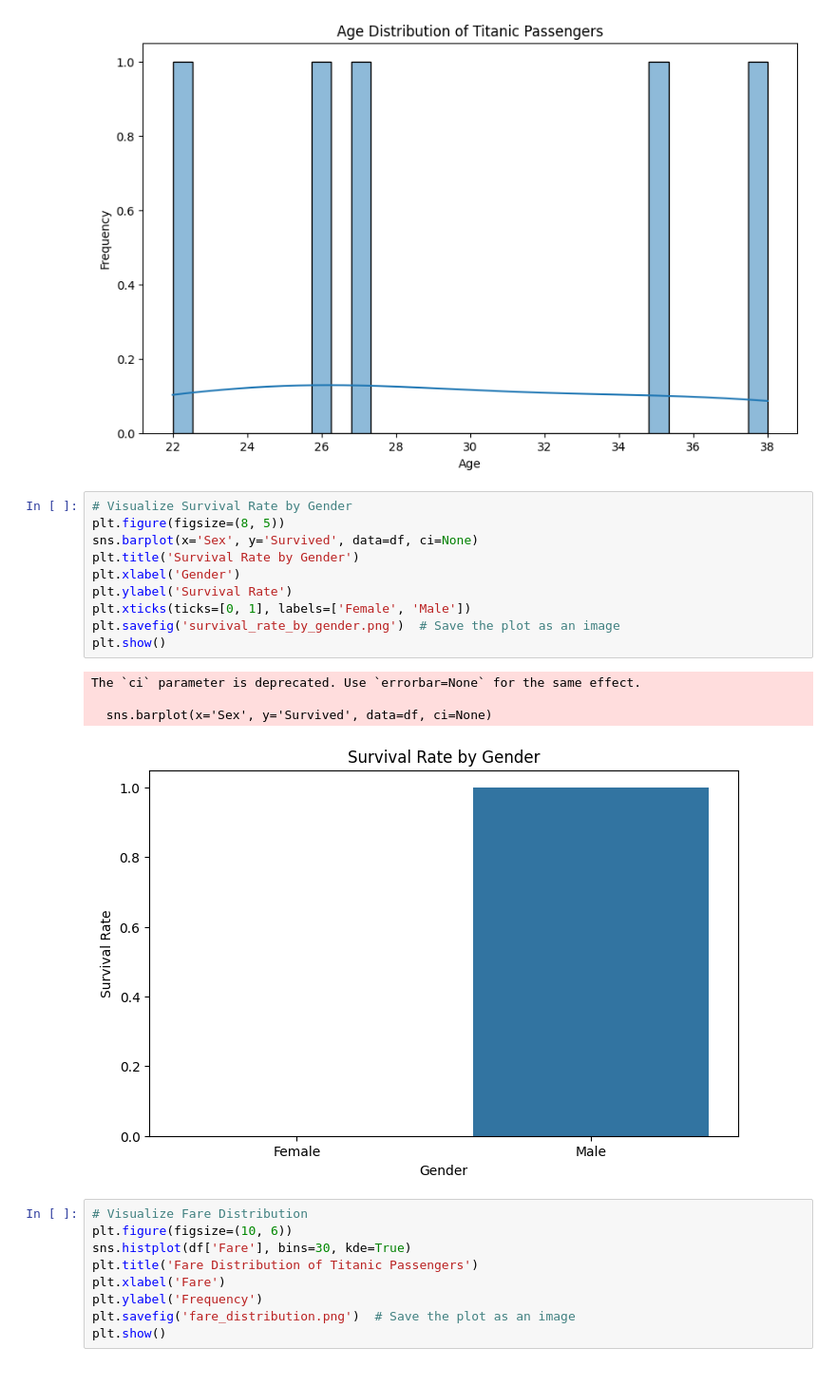
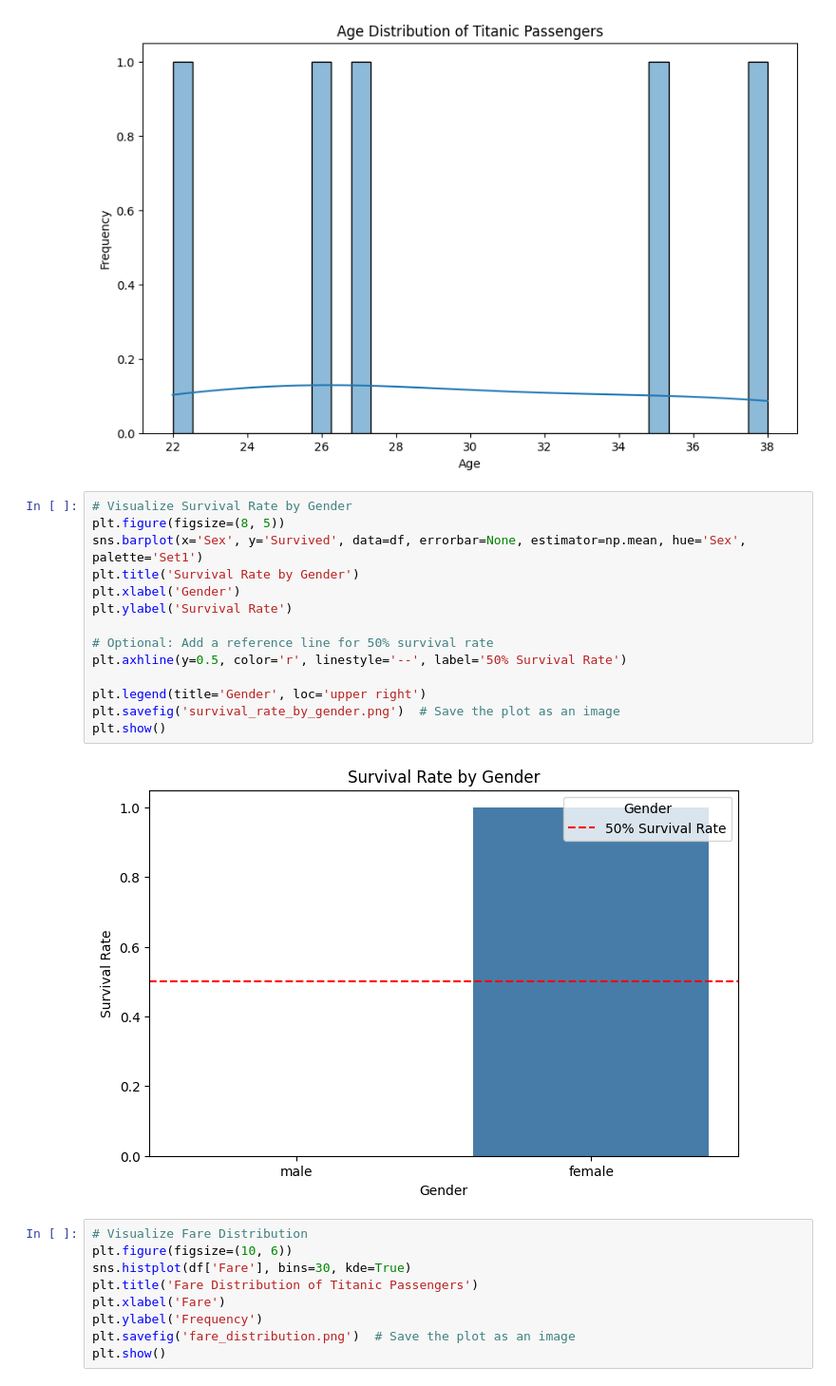
Before and after one commit to Elen-tesfai/datafun-06-eda, a Jupyter notebook: elen_eda.ipynb, the cells around one changed output. Shown at 95% size. Cells and saved outputs as stored; diff of their text form.

Commit message:
Updated elen_eda.ipynb with insights and visualizations, including fare distribution

```diff
--- a/elen_eda.ipynb
+++ b/elen_eda.ipynb
@@ -91,18 +91,19 @@ plt.show()
 # %%
 # Visualize Survival Rate by Gender
 plt.figure(figsize=(8, 5))
-sns.barplot(x='Sex', y='Survived', data=df, ci=None)
+sns.barplot(x='Sex', y='Survived', data=df, errorbar=None, estimator=np.mean, hue='Sex', palette='Set1')
 plt.title('Survival Rate by Gender')
 plt.xlabel('Gender')
 plt.ylabel('Survival Rate')
-plt.xticks(ticks=[0, 1], labels=['Female', 'Male'])
+
+# Optional: Add a reference line for 50% survival rate
+plt.axhline(y=0.5, color='r', linestyle='--', label='50% Survival Rate')
+
+plt.legend(title='Gender', loc='upper right')
 plt.savefig('survival_rate_by_gender.png')  # Save the plot as an image
 plt.show()
 # %% [output]
-The `ci` parameter is deprecated. Use `errorbar=None` for the same effect.
-
-  sns.barplot(x='Sex', y='Survived', data=df, ci=None)
-[figure, old version]
+[figure, new version]
 # %%
 # Visualize Fare Distribution
 plt.figure(figsize=(10, 6))
```
